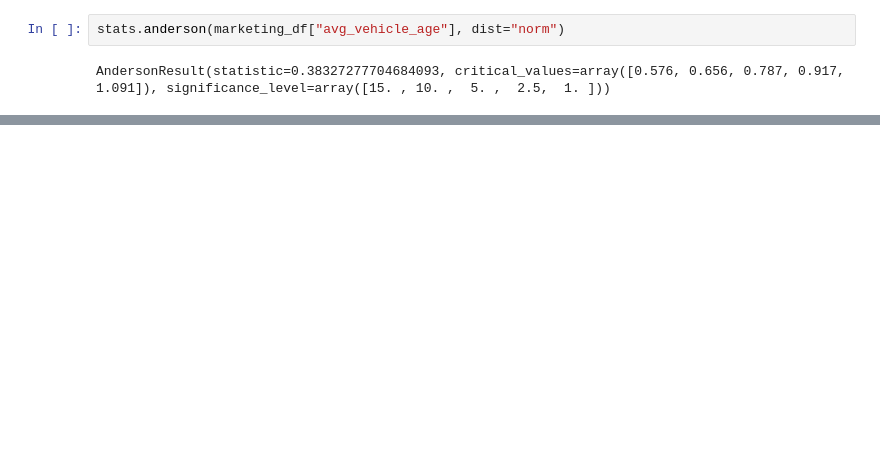
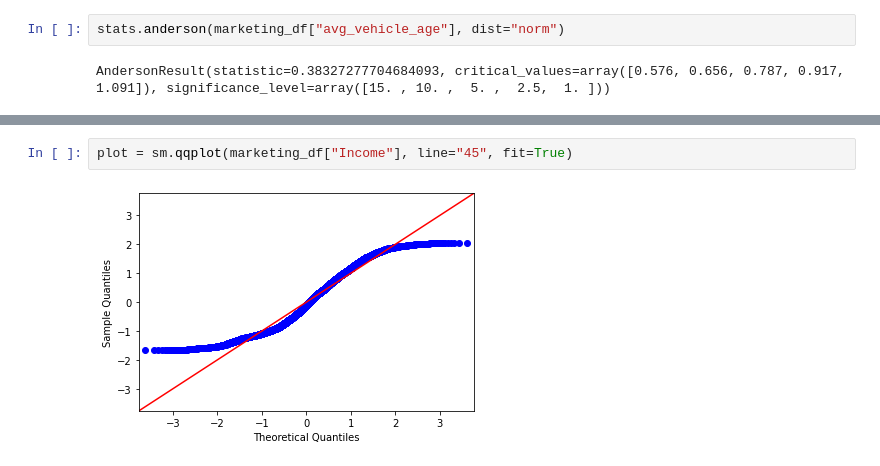
Before and after one commit to surajsrivathsa/applied_statistics, a Jupyter notebook: Normal_Distribution_Test_and_Transformation.ipynb, the cells around one changed output, grey strips where cells are left out. Saved outputs shown, nothing was run; the diff lists cells and outputs as text; blank space fills up the shorter version.

```diff
--- a/Normal_Distribution_Test_and_Transformation.ipynb
+++ b/Normal_Distribution_Test_and_Transformation.ipynb
@@ -113,0 +132,4 @@ AndersonResult(statistic=0.38327277704684093, critical_values=array([0.576, 0.65
+# %%
+plot = sm.qqplot(marketing_df["Income"], line="45", fit=True)
+# %% [output]
+[figure, added]
```
Also changed, not shown: parts of 25 cells of this notebook.
